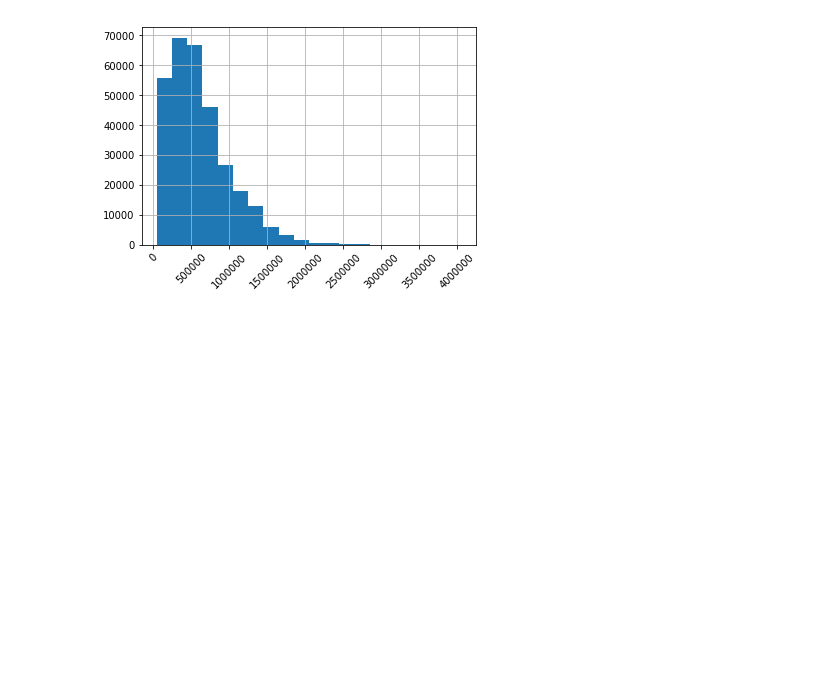
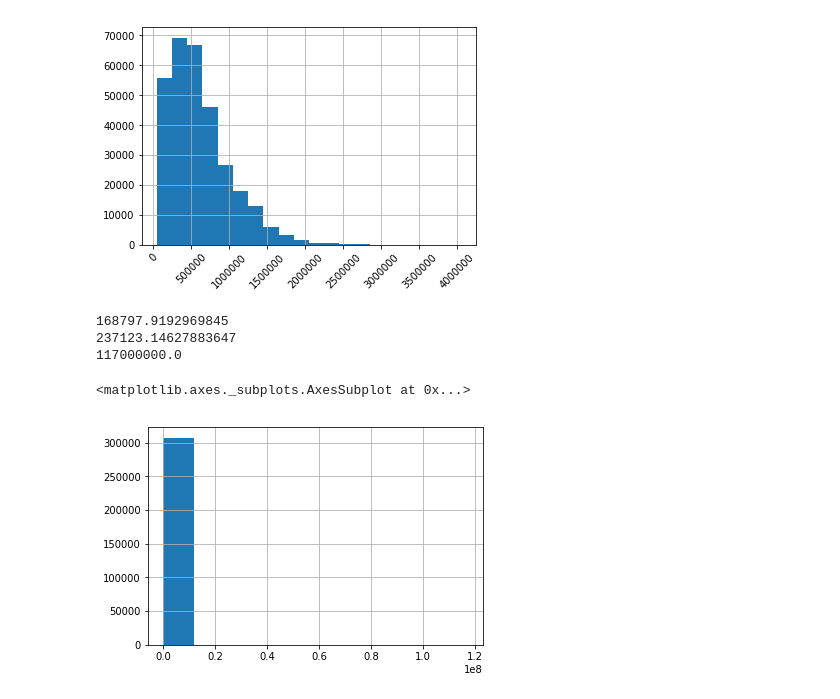
Before and after one commit to a356027/4th-ML100Days, a Jupyter notebook: homework/Day_008_HW.ipynb, the cells around one changed output. Cells and saved outputs as stored; diff of their text form; code cells hidden in the pictures; blank space fills up the shorter version.

```diff
--- a/homework/Day_008_HW.ipynb
+++ b/homework/Day_008_HW.ipynb
@@ -54,3 +54,17 @@ df.hist(bins=20,xrot=45)
 # %% [output]
 <matplotlib.axes._subplots.AxesSubplot at 0x...>
 [figure]
+# %%
+df = app_train['AMT_INCOME_TOTAL']
+print(df.mean())
+print(df.std())
+print(df.max())
+# %% [output]
+168797.9192969845
+237123.14627883647
+117000000.0
+# %%
+df.hist()
+# %% [output]
+<matplotlib.axes._subplots.AxesSubplot at 0x...>
+[figure, added]
```
Also changed, not shown: parts of 1 cell of this notebook.
